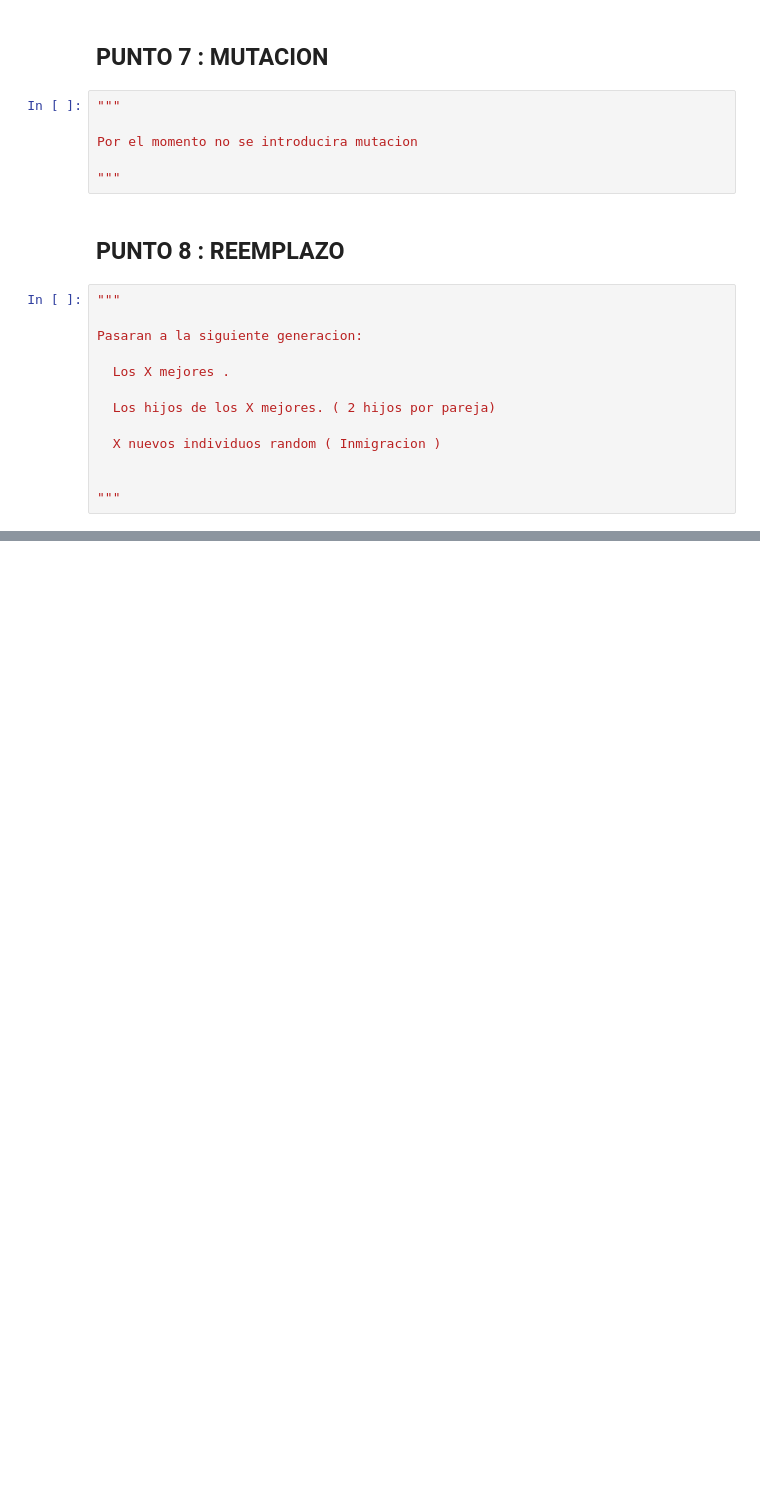
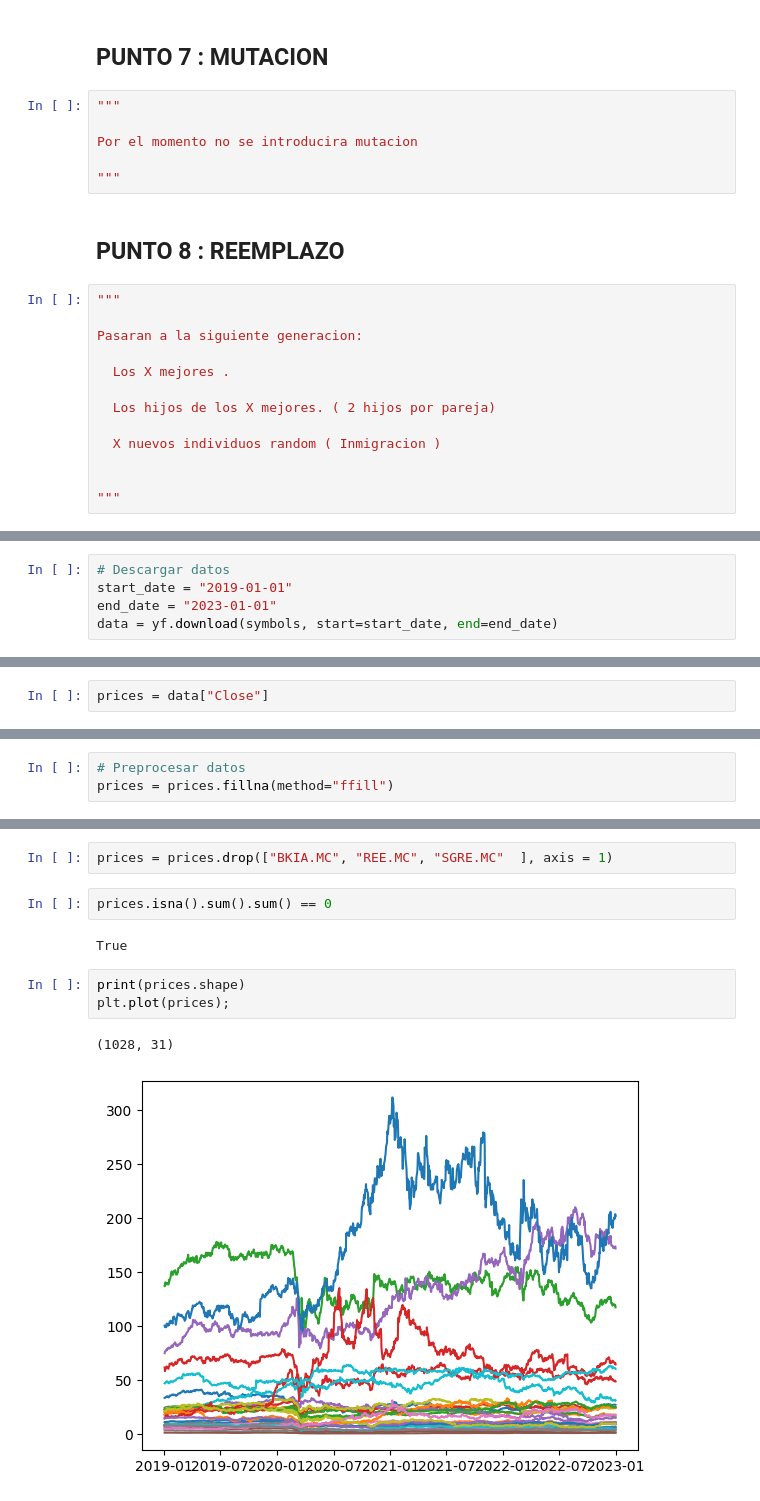
Before and after one commit to tintenderete/TFM, a Jupyter notebook: test_evolutivo_1.ipynb, the cells around one changed output, grey strips where cells are left out. Cells and saved outputs as stored; diff of their text form; blank space fills up the shorter version.

```diff
--- a/test_evolutivo_1.ipynb
+++ b/test_evolutivo_1.ipynb
@@ -119,0 +137,5 @@ Pasaran a la siguiente generacion:
+# %%
+# Descargar datos
+start_date = "2019-01-01"
+end_date = "2023-01-01"
+data = yf.download(symbols, start=start_date, end=end_date)
@@ -119,0 +149,2 @@ Pasaran a la siguiente generacion:
+# %%
+prices = data["Close"]
@@ -119,0 +173,3 @@ Pasaran a la siguiente generacion:
+# %%
+# Preprocesar datos
+prices = prices.fillna(method="ffill")
@@ -119,0 +196,12 @@ Pasaran a la siguiente generacion:
+# %%
+prices = prices.drop(["BKIA.MC", "REE.MC", "SGRE.MC"  ], axis = 1)
+# %%
+prices.isna().sum().sum() == 0
+# %% [output]
+True
+# %%
+print(prices.shape)
+plt.plot(prices);
+# %% [output]
+(1028, 31)
+[figure, added]
```
Also changed, not shown: parts of 27 cells of this notebook.
